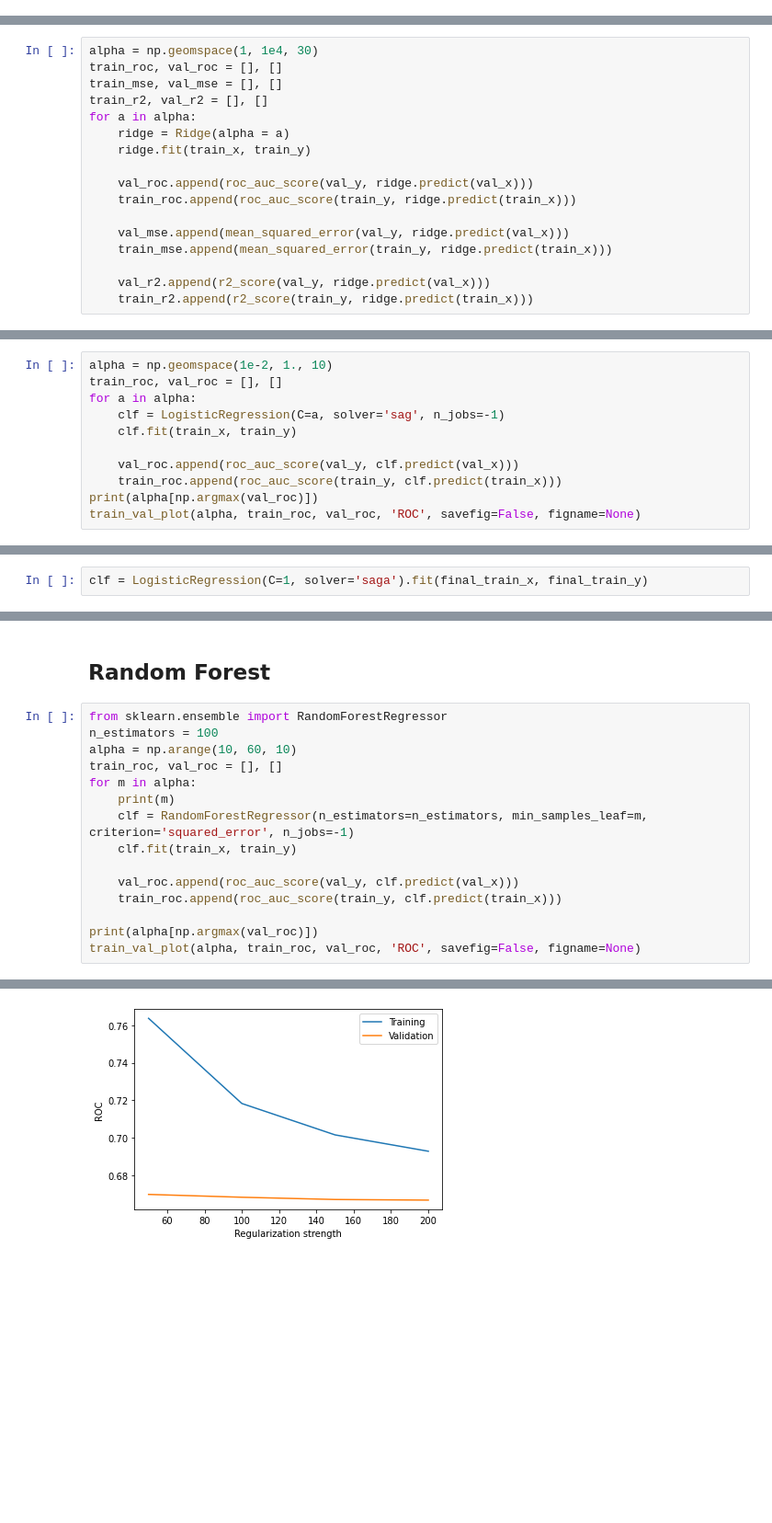
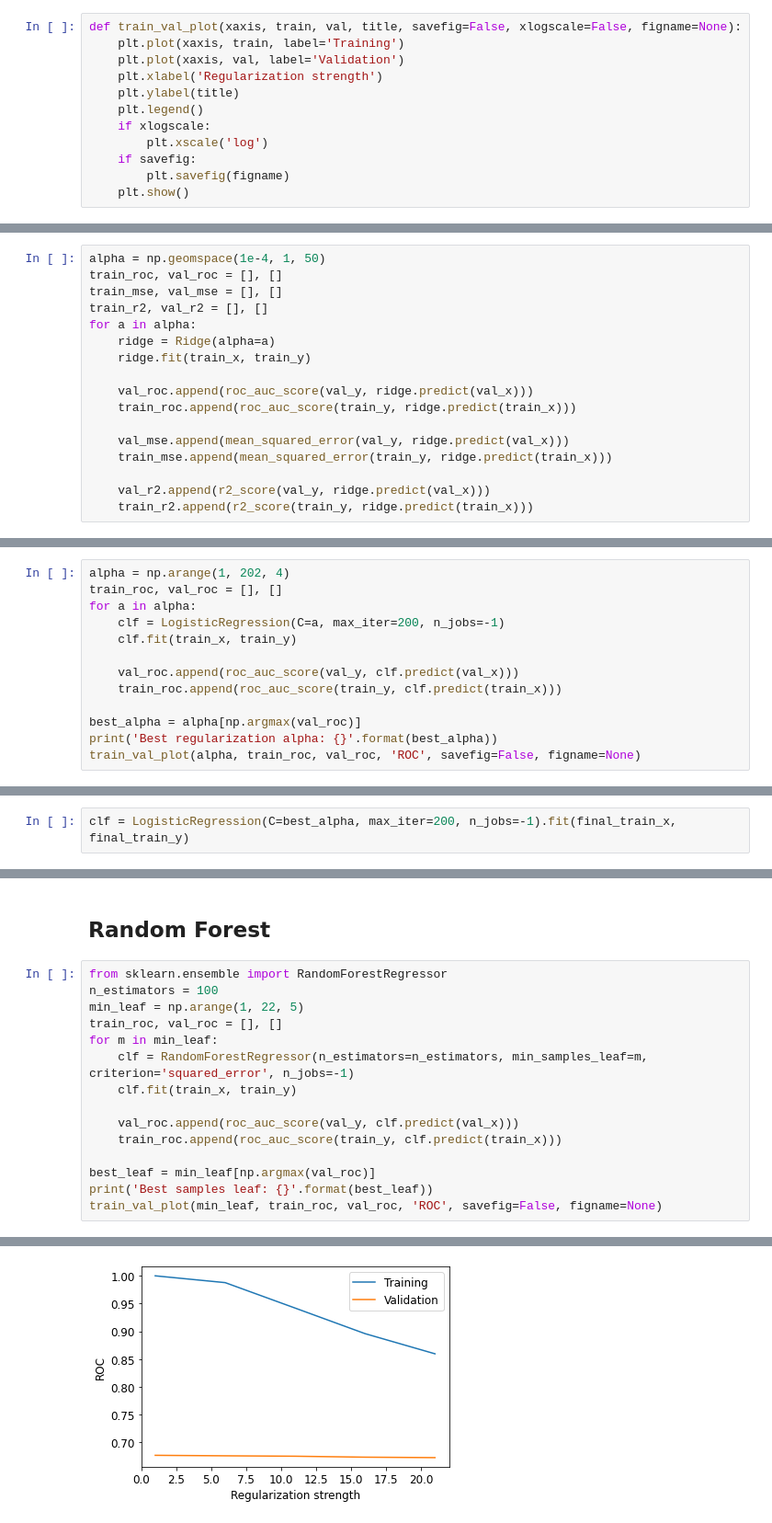
Before and after one commit to litingxiao/HFT-kaggle, a Jupyter notebook: project1_hft.ipynb, the cells around one changed output, grey strips where cells are left out. Shown: that part at 92% size. Cells and saved outputs as stored; diff of their text form; blank space fills up the shorter version.

```diff
--- a/project1_hft.ipynb
+++ b/project1_hft.ipynb
@@ -28,0 +39,12 @@ def sigmoid(x):
+# %%
+def train_val_plot(xaxis, train, val, title, savefig=False, xlogscale=False, figname=None):
+    plt.plot(xaxis, train, label='Training')
+    plt.plot(xaxis, val, label='Validation')
+    plt.xlabel('Regularization strength')
+    plt.ylabel(title)
+    plt.legend()
+    if xlogscale:
+        plt.xscale('log')
+    if savefig:
+        plt.savefig(figname)
+    plt.show()
@@ -85,12 +90,12 @@ final_train_x = scaling.transform(final_train_x)
 # %% [markdown]
 ## Ridge Regression
 # %%
-alpha = np.geomspace(1, 1e4, 30)
+alpha = np.geomspace(1e-4, 1, 50)
 train_roc, val_roc = [], []
 train_mse, val_mse = [], []
 train_r2, val_r2 = [], []
 for a in alpha:
-    ridge = Ridge(alpha = a)
+    ridge = Ridge(alpha=a)
     ridge.fit(train_x, train_y)
 
     val_roc.append(roc_auc_score(val_y, ridge.predict(val_x)))
@@ -147,14 +147,16 @@ pred_to_csv(sigmoid(pred_y), test, 'results/ridge_submission.csv')
 # %% [markdown]
 ## Logistic Regreession
 # %%
-alpha = np.geomspace(1e-2, 1., 10)
+alpha = np.arange(1, 202, 4)
 train_roc, val_roc = [], []
 for a in alpha:
-    clf = LogisticRegression(C=a, solver='sag', n_jobs=-1)
+    clf = LogisticRegression(C=a, max_iter=200, n_jobs=-1)
     clf.fit(train_x, train_y)
 
     val_roc.append(roc_auc_score(val_y, clf.predict(val_x)))
     train_roc.append(roc_auc_score(train_y, clf.predict(train_x)))
-print(alpha[np.argmax(val_roc)])
+
+best_alpha = alpha[np.argmax(val_roc)]
+print('Best regularization alpha: {}'.format(best_alpha))
 train_val_plot(alpha, train_roc, val_roc, 'ROC', savefig=False, figname=None)
 # %% [output]
@@ -163,5 +165,5 @@ train_val_plot(alpha, train_roc, val_roc, 'ROC', savefig=False, figname=None)
 # %%
-clf = LogisticRegression(C=1, solver='saga').fit(final_train_x, final_train_y)
+clf = LogisticRegression(C=best_alpha, max_iter=200, n_jobs=-1).fit(final_train_x, final_train_y)
 # %%
 pred_y = clf.predict_proba(val_x)[:, 1]
 roc_auc_score(val_y, pred_y)
@@ -176,16 +178,16 @@ plt.hist(pred_y, bins=30); plt.show()
 # %%
 from sklearn.ensemble import RandomForestRegressor
 n_estimators = 100
-alpha = np.arange(10, 60, 10)
+min_leaf = np.arange(1, 22, 5)
 train_roc, val_roc = [], []
-for m in alpha:
-    print(m)
+for m in min_leaf:
     clf = RandomForestRegressor(n_estimators=n_estimators, min_samples_leaf=m, criterion='squared_error', n_jobs=-1)
     clf.fit(train_x, train_y)
 
     val_roc.append(roc_auc_score(val_y, clf.predict(val_x)))
     train_roc.append(roc_auc_score(train_y, clf.predict(train_x)))
 
-print(alpha[np.argmax(val_roc)])
-train_val_plot(alpha, train_roc, val_roc, 'ROC', savefig=False, figname=None)
+best_leaf = min_leaf[np.argmax(val_roc)]
+print('Best samples leaf: {}'.format(best_leaf))
+train_val_plot(min_leaf, train_roc, val_roc, 'ROC', savefig=False, figname=None)
 # %% [output]
@@ -197,2 +195,2 @@ train_val_plot(alpha, train_roc, val_roc, 'ROC', savefig=False, figname=None)
-[figure, old version]
+[figure, new version]
 # %%
```
Also changed, not shown: parts of 23 cells of this notebook, 2 other files.
